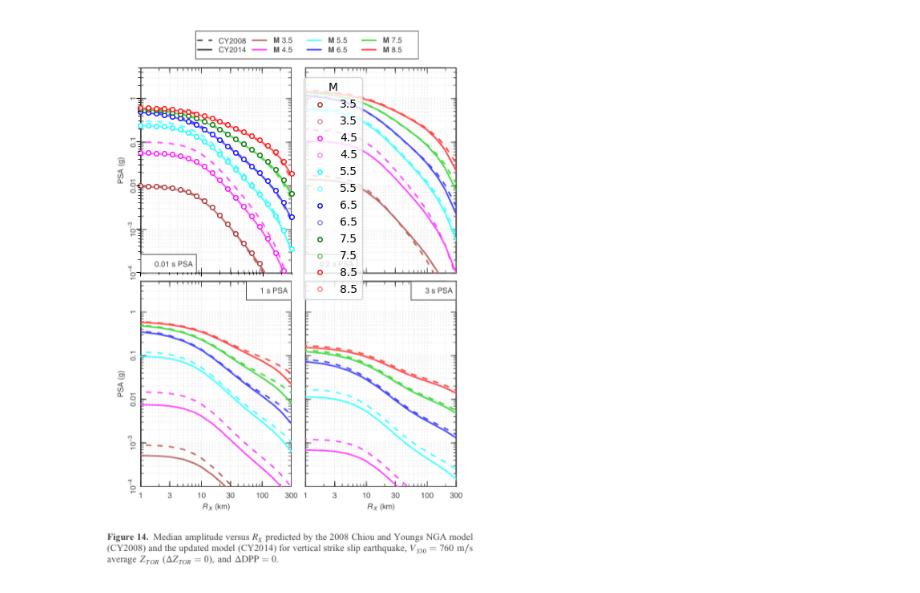
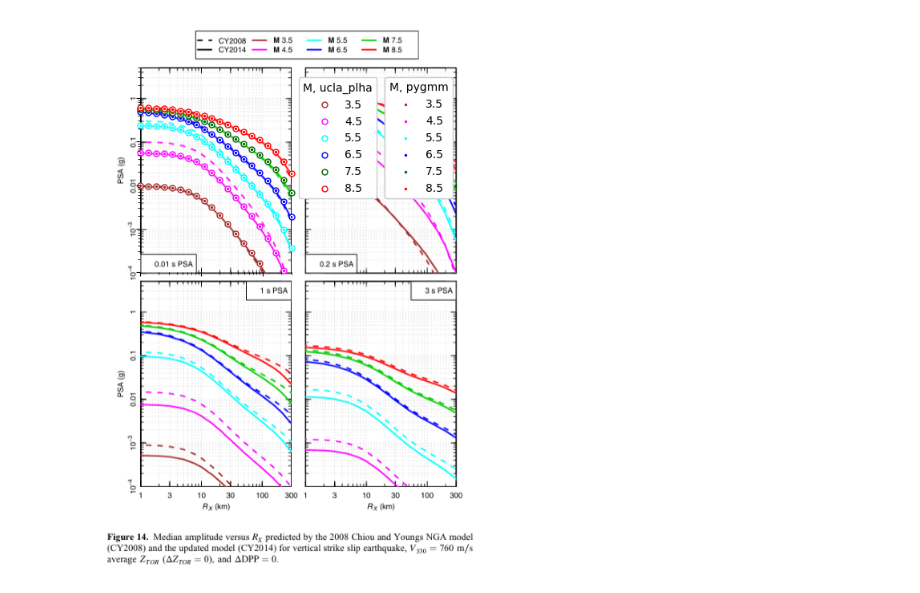
Before and after one commit to meerakota/ucla_plha, a Jupyter notebook: validation/gmm.ipynb, the cells around one changed output. Drawn from its saved outputs; the diff is of its cells as text; code cells hidden in the pictures.

```diff
--- a/validation/gmm.ipynb
+++ b/validation/gmm.ipynb
@@ -295,7 +376,7 @@ import matplotlib.pyplot as plt
 import matplotlib.image as mpimg
 from ucla_plha.ground_motion_models import cy14
 
-rx_vec = np.logspace(0, np.log10(300), 20)
+rx_vec = np.logspace(0, np.log10(299), 20)
 m_vec = np.asarray([3.5, 4.5, 5.5, 6.5, 7.5, 8.5])
 colors = np.asarray(["brown", "magenta", "cyan", "blue", "darkgreen", "red"])
 rrup = np.empty(len(m_vec) * len(rx_vec), dtype=float)
@@ -327,41 +408,45 @@ for i in range(len(m_vec)):
 measured_vs30 = False
 mu_ln, sigma_ln = cy14.get_im(
     vs30, rjb, rrup, rx, m, fault_type, measured_vs30, dip, ztor, z1p0=None
 )
 pga = np.exp(mu_ln)
 
 fig, ax_img = plt.subplots(figsize=(6, 10))
 
 image = mpimg.imread("cy14_validation_fig14.png")
-ax_img.imshow(image, alpha=0.75)
+ax_img.imshow(image)
 ax_img.axis("off")
 ax_data = fig.add_axes((0.2,0.525,0.315,0.255), frameon=False)
+ucla_plha_scatter = []
+pygmm_scatter = []
 for i, m_val in enumerate(m_vec):
-    ax_data.scatter(
+    temp = ax_data.scatter(
         rx[(m == m_val) & (pga > 1.e-4)],
         pga[(m == m_val) & (pga > 1.e-4)],
         label=str(m_val),
         edgecolor=colors[i],
         facecolor='white',
-        s=15,
+        s=25,
         clip_on = False
     )
-    ax_data.scatter(
+    ucla_plha_scatter.append(temp)
+    temp = ax_data.scatter(
         rx[(m == m_val) & (pga > 1.e-4)],
         pga_pygmm[(m == m_val) & (pga > 1.e-4)],
         label=str(m_val),
-        edgecolor=colors[i],
-        facecolor='white',
-        s=15,
-        clip_on = False,
-        alpha=0.5
+        color=colors[i],
+        s=2,
     )
+    pygmm_scatter.append(temp)
 ax_data.set_yscale("log")
 ax_data.set_xscale("log")
 ax_data.set_ylim(0.0001, 5)
 ax_data.set_xlim(1, 300)
-ax_data.legend(title="M", loc='upper right', bbox_to_anchor=(1.5,0.98,0,0))
+legend1 = ax_data.legend(title="M, ucla_plha", handles=ucla_plha_scatter, loc='upper right', bbox_to_anchor=(1.6,0.98,0,0), alignment='center', framealpha=1.0)
+ax_data.add_artist(legend1)
+legend2 = ax_data.legend(title="M, pygmm", handles=pygmm_scatter, loc='upper right', bbox_to_anchor=(2.1,0.98,0,0), alignment='center', framealpha=1.0)
+ax_data.add_artist(legend2)
 ax_data.tick_params(axis='x', labelbottom=False)
 ax_data.tick_params(axis='y', labelleft=False)
 # %% [output]
-[figure, old version]
+[figure, new version]
```
Also changed, not shown: parts of 7 cells of this notebook, 10 other files.
